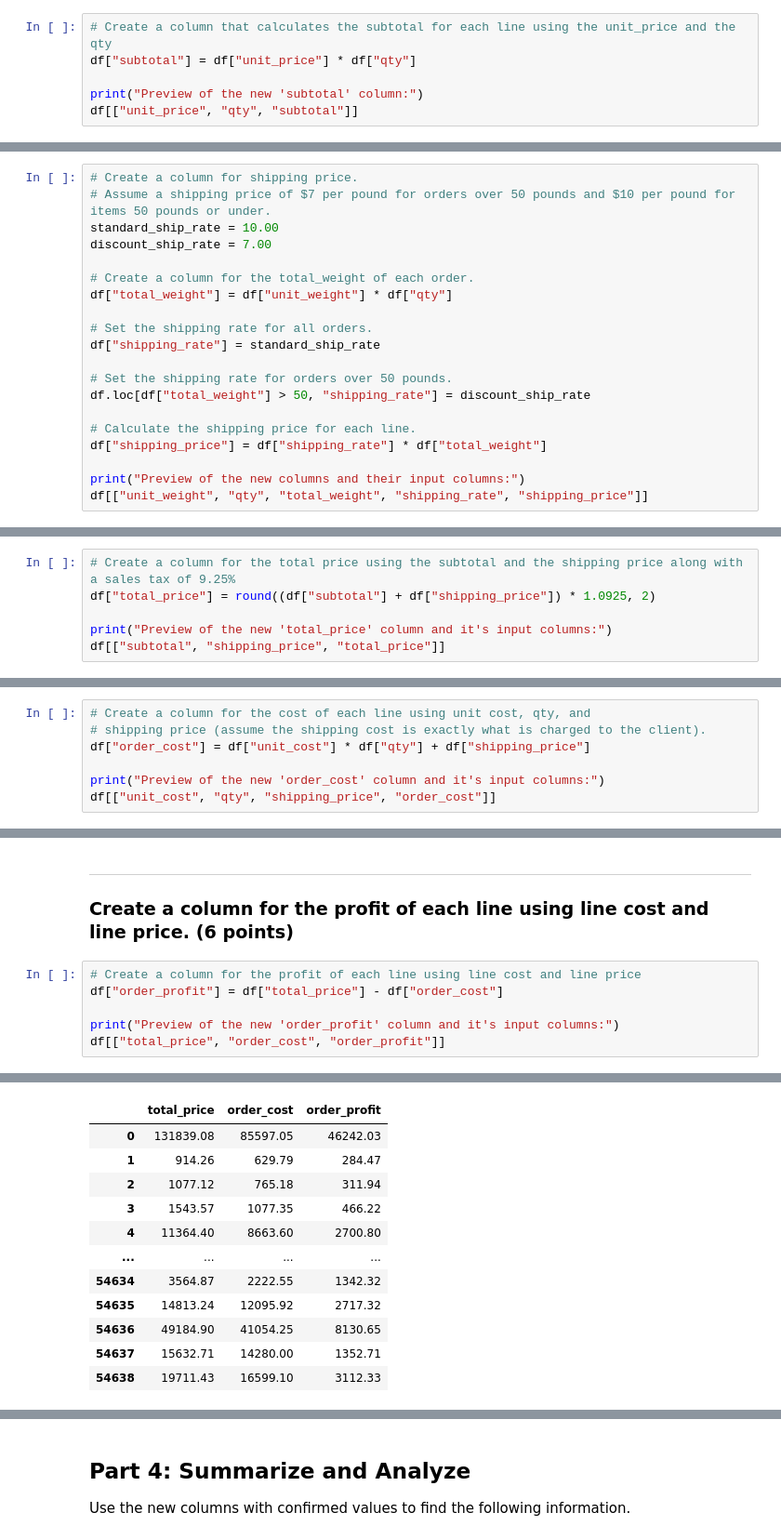
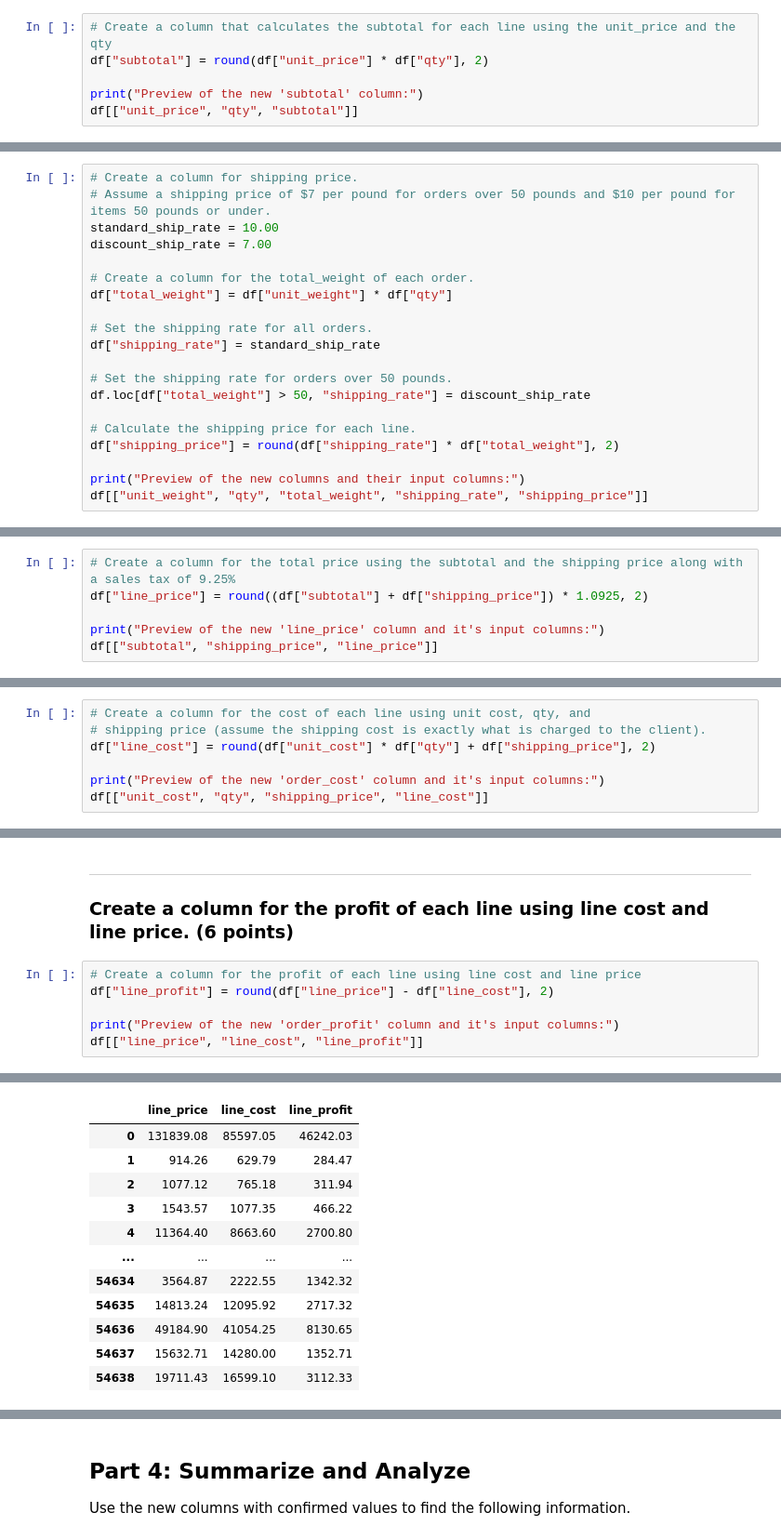
Before and after one commit to Ed-Lovera/pandas-challenge-1, a Jupyter notebook: wholesale_data_analysis_starter_code.ipynb, the cells around one changed output, grey strips where cells are left out. Shown at 93% size. Cells and saved outputs as stored; diff of their text form.

```diff
--- a/wholesale_data_analysis_starter_code.ipynb
+++ b/wholesale_data_analysis_starter_code.ipynb
@@ -125,7 +125,7 @@ Do we know that this client spent the more money than client 66037? If not, how
 ### Create a column that calculates the subtotal for each line using the unit_price and the qty. (6 points)
 # %%
 # Create a column that calculates the subtotal for each line using the unit_price and the qty
-df["subtotal"] = df["unit_price"] * df["qty"]
+df["subtotal"] = round(df["unit_price"] * df["qty"], 2)
 
 print("Preview of the new 'subtotal' column:")
 df[["unit_price", "qty", "subtotal"]]
@@ -163,7 +163,7 @@ df["shipping_rate"] = standard_ship_rate
 df.loc[df["total_weight"] > 50, "shipping_rate"] = discount_ship_rate
 
 # Calculate the shipping price for each line.
-df["shipping_price"] = df["shipping_rate"] * df["total_weight"]
+df["shipping_price"] = round(df["shipping_rate"] * df["total_weight"], 2)
 
 print("Preview of the new columns and their input columns:")
 df[["unit_weight", "qty", "total_weight", "shipping_rate", "shipping_price"]]
@@ -187,8 +187,8 @@ Preview of the new columns and their input columns:
 ### Create a column for the total price using the subtotal and the shipping price along with a sales tax of 9.25%. (6 points)
 # %%
 # Create a column for the total price using the subtotal and the shipping price along with a sales tax of 9.25%
-df["total_price"] = round((df["subtotal"] + df["shipping_price"]) * 1.0925, 2)
+df["line_price"] = round((df["subtotal"] + df["shipping_price"]) * 1.0925, 2)
 
-print("Preview of the new 'total_price' column and it's input columns:")
-df[["subtotal", "shipping_price", "total_price"]]
+print("Preview of the new 'line_price' column and it's input columns:")
+df[["subtotal", "shipping_price", "line_price"]]
 # %% [output]
@@ -212,9 +212,9 @@ Preview of the new 'total_price' column and it's input columns:
 # %%
 # Create a column for the cost of each line using unit cost, qty, and
 # shipping price (assume the shipping cost is exactly what is charged to the client).
-df["order_cost"] = df["unit_cost"] * df["qty"] + df["shipping_price"]
+df["line_cost"] = round(df["unit_cost"] * df["qty"] + df["shipping_price"], 2)
 
 print("Preview of the new 'order_cost' column and it's input columns:")
-df[["unit_cost", "qty", "shipping_price", "order_cost"]]
+df[["unit_cost", "qty", "shipping_price", "line_cost"]]
 # %% [output]
 Preview of the new 'order_cost' column and it's input columns:
@@ -236,13 +236,13 @@ Preview of the new 'order_cost' column and it's input columns:
 ### Create a column for the profit of each line using line cost and line price. (6 points)
 # %%
 # Create a column for the profit of each line using line cost and line price
-df["order_profit"] = df["total_price"] - df["order_cost"]
+df["line_profit"] = round(df["line_price"] - df["line_cost"], 2)
 
 print("Preview of the new 'order_profit' column and it's input columns:")
-df[["total_price", "order_cost", "order_profit"]]
+df[["line_price", "line_cost", "line_profit"]]
 # %% [output]
 Preview of the new 'order_profit' column and it's input columns:
-|  | total_price | order_cost | order_profit |
+|  | line_price | line_cost | line_profit |
 | 0 | 131839.08 | 85597.05 | 46242.03 |
 | 1 | 914.26 | 629.79 | 284.47 |
 | 2 | 1077.12 | 765.18 | 311.94 |
```
Also changed, not shown: parts of 14 cells of this notebook.
